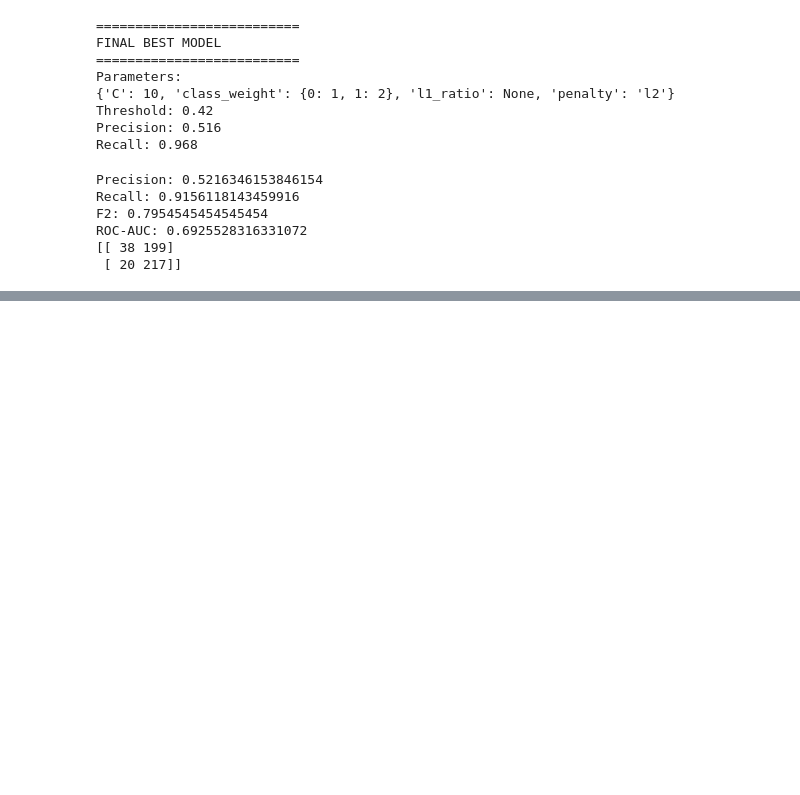
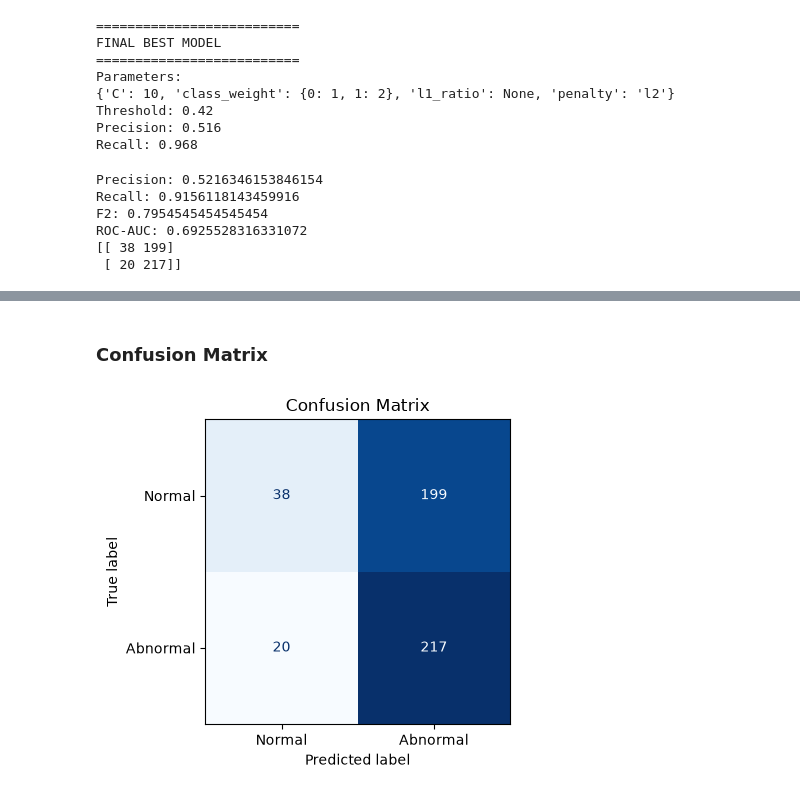
Before and after one commit to Malekos74/CaCOM-HeartWISE, a Jupyter notebook: src/models/baselines/lr.ipynb, the cells around one changed output, grey strips where cells are left out. Drawn from its saved outputs; the diff is of its cells as text; code cells hidden in the pictures; blank space fills up the shorter version.

```diff
--- a/src/models/baselines/lr.ipynb
+++ b/src/models/baselines/lr.ipynb
@@ -524,0 +589,32 @@ ROC-AUC: 0.6925528316331072
+# %% [markdown]
+### Confusion Matrix
+# %%
+from sklearn.metrics import confusion_matrix, ConfusionMatrixDisplay
+
+y_pred = (
+    y_prob >= best_threshold
+).astype(int)
+
+cm = confusion_matrix(
+    y_test,
+    y_pred
+)
+
+fig, ax = plt.subplots(figsize=(6,4))
+
+disp = ConfusionMatrixDisplay(
+    confusion_matrix=cm,
+    display_labels=["Normal", "Abnormal"]
+)
+
+disp.plot(
+    cmap="Blues",
+    ax=ax,
+    colorbar=False
+)
+
+plt.title("Confusion Matrix")
+plt.tight_layout()
+plt.show()
+# %% [output]
+[figure, added]
```
Also changed, not shown: parts of 2 cells of this notebook.
